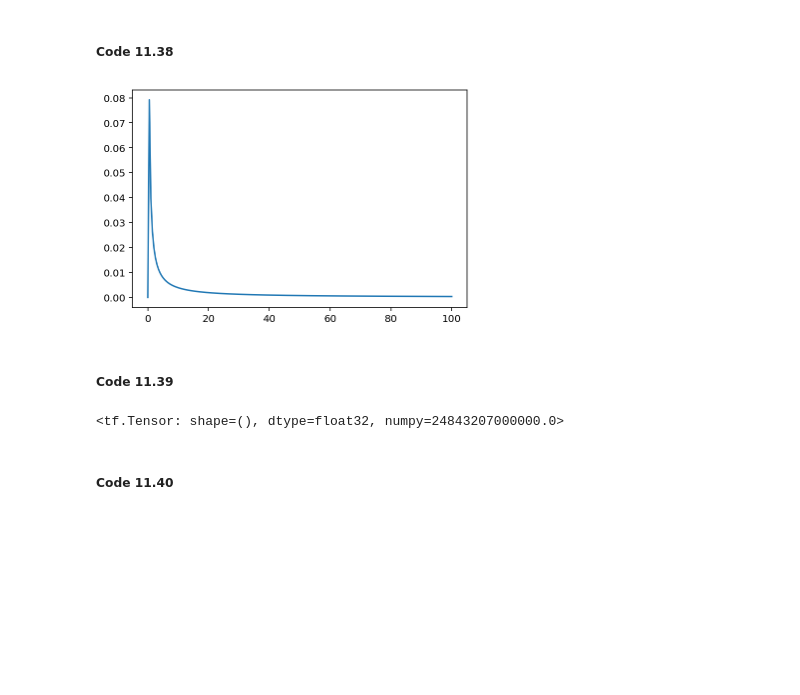
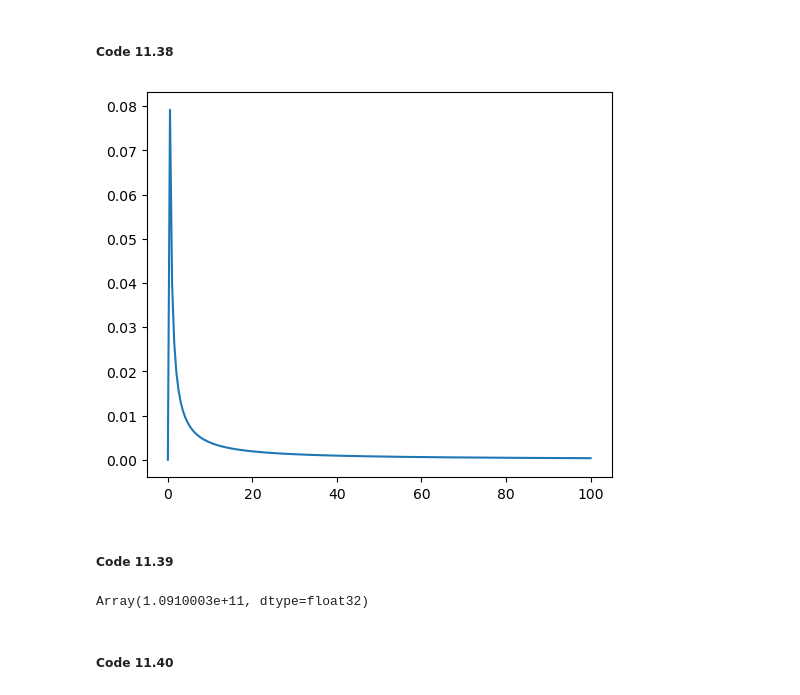
Before and after one commit to qpsy/rethinking-tfp2, a Jupyter notebook: 11_god_spiked_the_integers-2.ipynb, the cells around one changed output. Drawn from its saved outputs; the diff is of its cells as text; code cells hidden in the pictures; blank space fills up the shorter version.

```diff
--- a/11_god_spiked_the_integers-2.ipynb
+++ b/11_god_spiked_the_integers-2.ipynb
@@ -1143,19 +1037,19 @@ d["cid"] = (d.contact == "high").astype(int)
 # %% [markdown]
 ##### Code 11.38
 # %%
-x = np.linspace(0, 100, 200)
-plt.plot(x, tf.exp(tfd.LogNormal(loc=0.0, scale=10.0).log_prob(x)))
+x = jnp.linspace(0, 100, 200)
+plt.plot(x, tfd.LogNormal(loc=0.0, scale=10.0).prob(x))
 plt.show()
 # %% [output]
-[figure, old version]
+[figure, new version]
 # %% [markdown]
 ##### Code 11.39
 # %%
-a = tfd.Normal(loc=0.0, scale=10.0).sample(int(1e4))
-lambda_ = tf.exp(a)
-tf.reduce_mean(lambda_)
+a = tfd.Normal(loc=0.0, scale=10.0).sample(1000, seed=key())
+lambda_ = jnp.exp(a)
+jnp.mean(lambda_)
 # %% [output]
-<tf.Tensor: shape=(), dtype=float32, numpy=24843207000000.0>
+Array(1.0910003e+11, dtype=float32)
 # %% [markdown]
 ##### Code 11.40
 # %%
```
Also changed, not shown: parts of 194 cells of this notebook.
